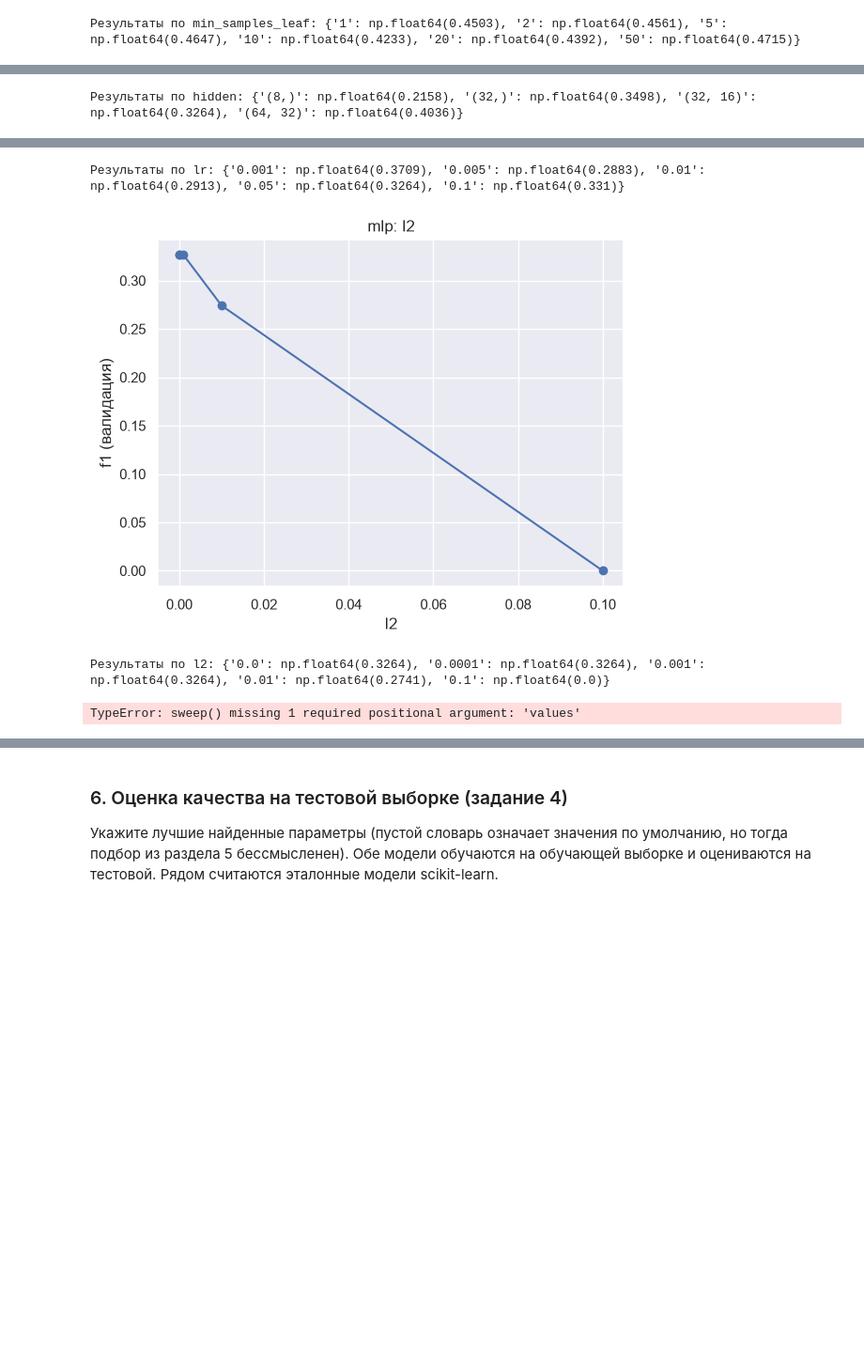
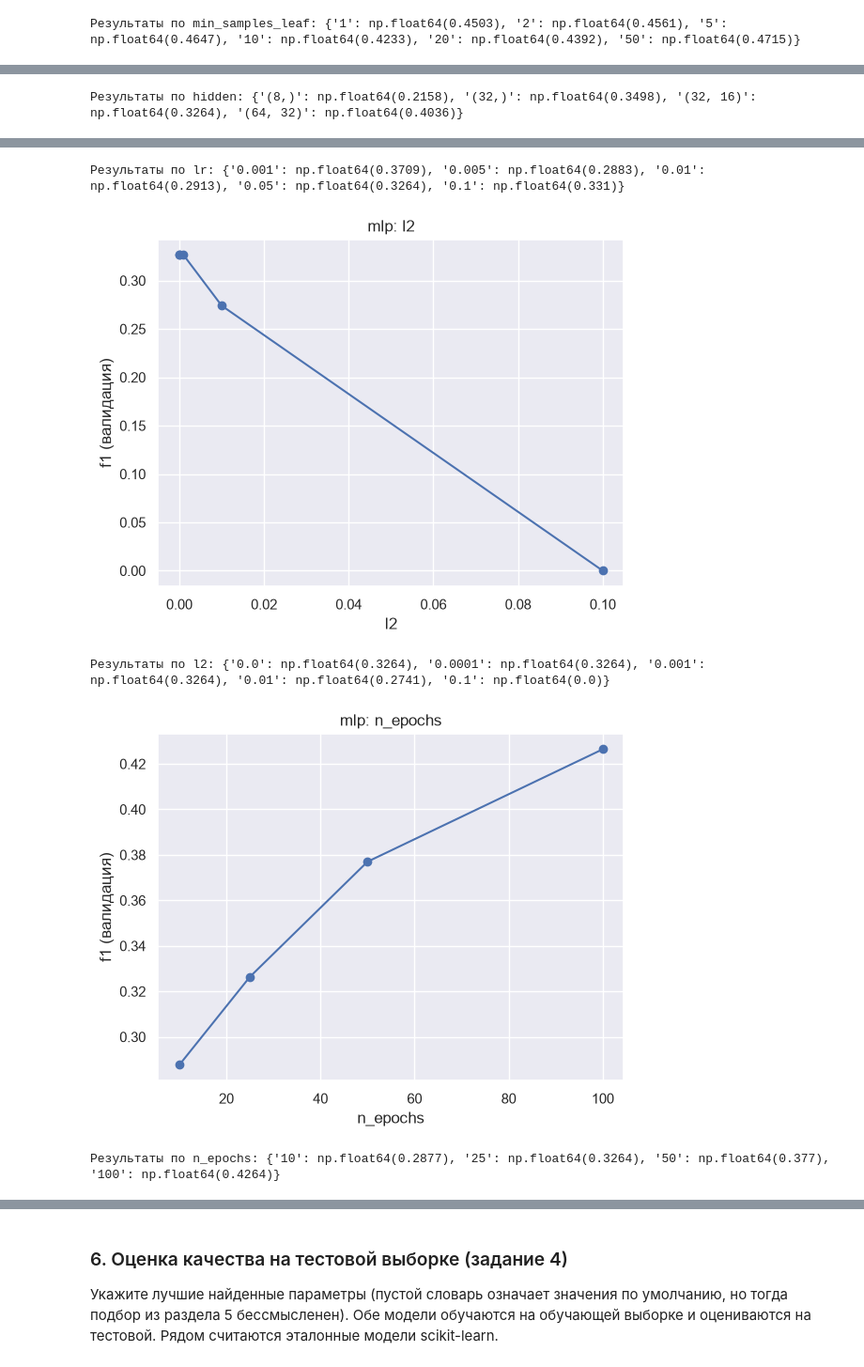
Before and after one commit to JIeJLMeHb/AIML, a Jupyter notebook: Lab1/Лабораторная_1_классификация.ipynb, the cells around one changed output, grey strips where cells are left out. Shown at 94% size. Cells and saved outputs as stored; diff of their text form; code cells hidden in the pictures; blank space fills up the shorter version.

```diff
--- a/Lab1/Лабораторная_1_классификация.ipynb
+++ b/Lab1/Лабораторная_1_классификация.ipynb
@@ -1088,33 +1136,35 @@ res_lr = sweep(
     "mlp",
     "lr",
     [0.001, 0.005, 0.01, 0.05, 0.1],
     fixed={"hidden": (32, 16), "n_epochs": 25},
 )
 print("Результаты по lr:", res_lr)
 
 # 3. Исследование коэффициента L2-регуляризации (l2)
 res_l2 = sweep(
     "mlp",
     "l2",
     [0.0, 1e-4, 1e-3, 1e-2, 0.1],
     fixed={"hidden": (32, 16), "lr": 0.05, "n_epochs": 25},
 )
 print("Результаты по l2:", res_l2)
 
 # 4. Исследование числа эпох обучения (n_epochs)
 res_epochs = sweep(
     "mlp",
     "n_epochs",
+    [10, 25, 50, 100],  # или другие значения
     fixed={"hidden": (32, 16), "lr": 0.05, "l2": 1e-3},
 )
 print("Результаты по n_epochs:", res_epochs)
 # %% [output]
 [figure]
 Результаты по hidden: {'(8,)': np.float64(0.2158), '(32,)': np.float64(0.3498), '(32, 16)': np.float64(0.3264), '(64, 32)': np.float64(0.4036)}
 [figure]
 Результаты по lr: {'0.001': np.float64(0.3709), '0.005': np.float64(0.2883), '0.01': np.float64(0.2913), '0.05': np.float64(0.3264), '0.1': np.float64(0.331)}
 [figure]
 Результаты по l2: {'0.0': np.float64(0.3264), '0.0001': np.float64(0.3264), '0.001': np.float64(0.3264), '0.01': np.float64(0.2741), '0.1': np.float64(0.0)}
+[figure, added]
-TypeError: sweep() missing 1 required positional argument: 'values'
+Результаты по n_epochs: {'10': np.float64(0.2877), '25': np.float64(0.3264), '50': np.float64(0.377), '100': np.float64(0.4264)}
 # %% [markdown]
 **Обоснование выбора параметров:** _по графикам объясните, почему выбраны именно эти значения (недообучение, переобучение, время работы)_
```
Also changed, not shown: parts of 19 cells of this notebook.
